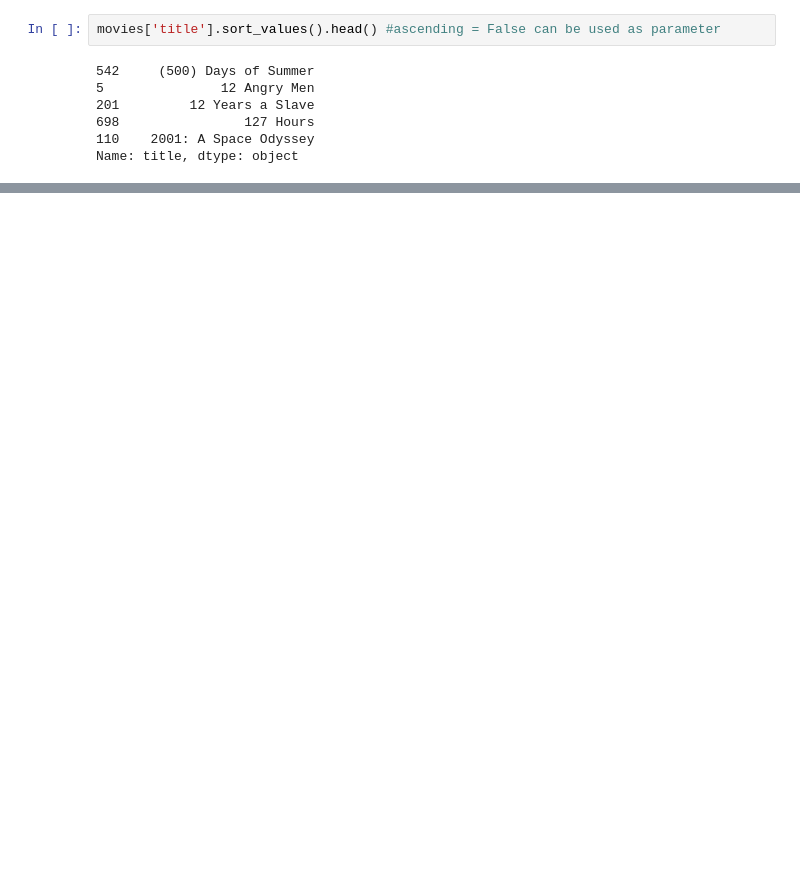
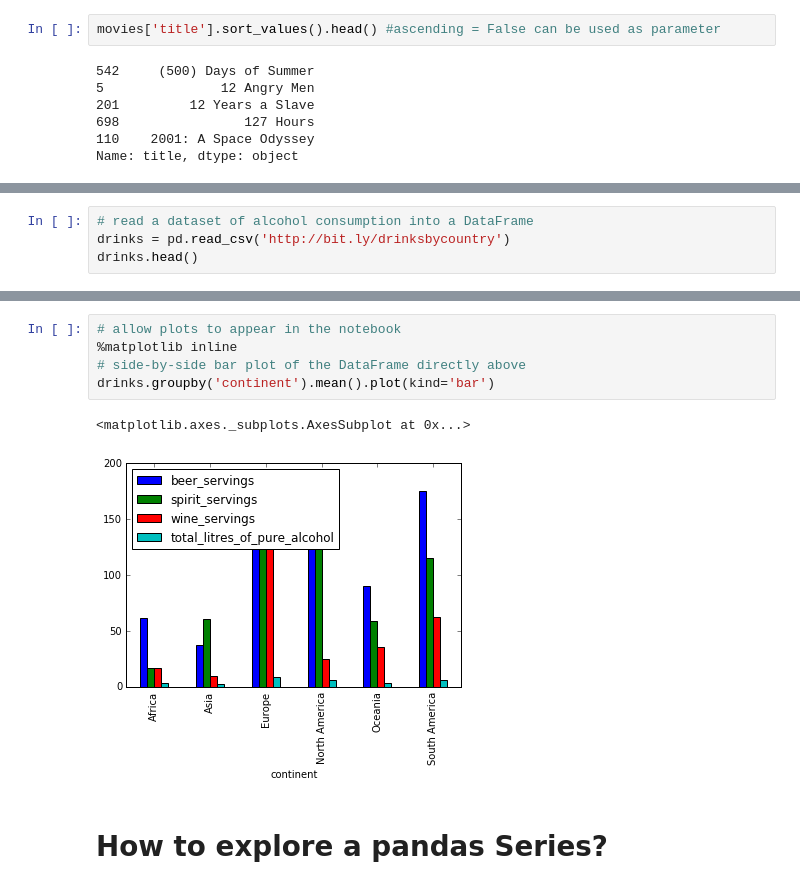
Before and after one commit to GregHacob/Notebooks, a Jupyter notebook: Pandas_Essentials.ipynb, the cells around one changed output, grey strips where cells are left out. Saved outputs shown, nothing was run; the diff lists cells and outputs as text; blank space fills up the shorter version.

```diff
--- a/Pandas_Essentials.ipynb
+++ b/Pandas_Essentials.ipynb
@@ -182,0 +458,4 @@ movies.sort_values(['content_rating','duration']).head()
+# %%
+# read a dataset of alcohol consumption into a DataFrame
+drinks = pd.read_csv('http://bit.ly/drinksbycountry')
+drinks.head()
@@ -182,0 +527,10 @@ movies.sort_values(['content_rating','duration']).head()
+# %%
+# allow plots to appear in the notebook
+%matplotlib inline
+# side-by-side bar plot of the DataFrame directly above
+drinks.groupby('continent').mean().plot(kind='bar')
+# %% [output]
+<matplotlib.axes._subplots.AxesSubplot at 0x...>
+[figure, added]
+# %% [markdown]
+# How to explore a pandas Series?
```
Also changed, not shown: parts of 112 cells of this notebook.
